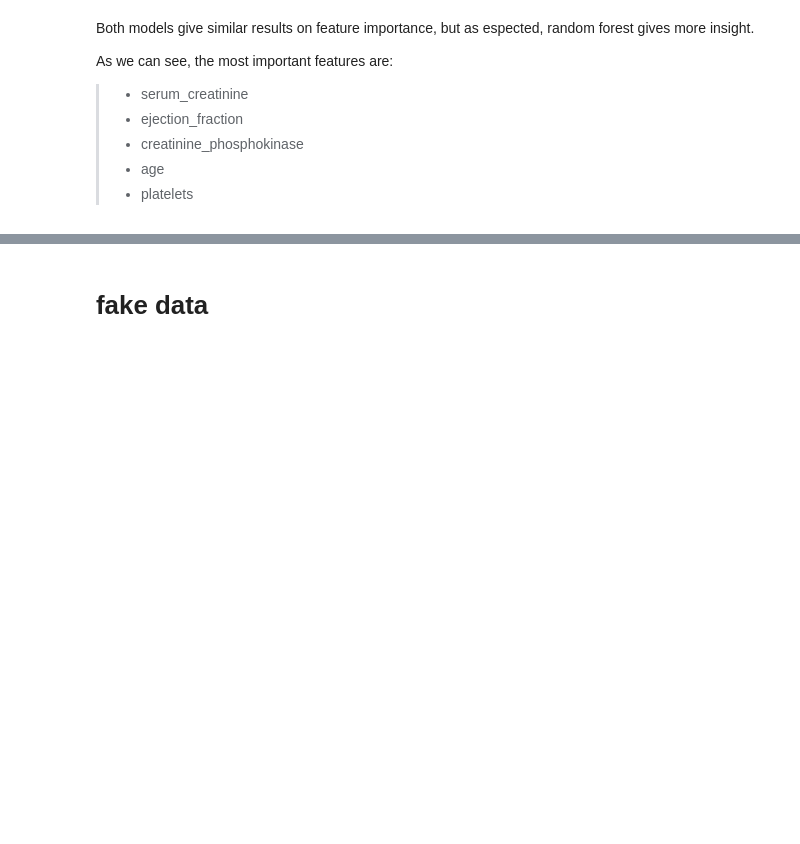
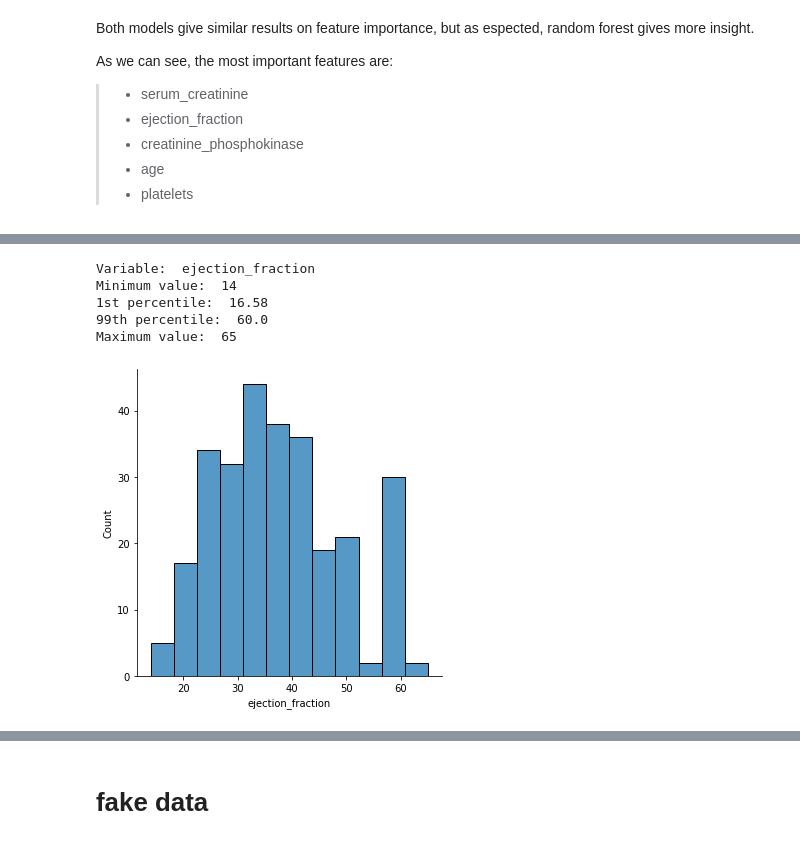
Before and after one commit to mateo-st/ML_UM, a Jupyter notebook: 3º Lab/LAB3 - Mordetzki, Stipanicic.ipynb, the cells around one changed output, grey strips where cells are left out. Saved outputs shown, nothing was run; the diff lists cells and outputs as text; code cells hidden in the pictures; blank space fills up the shorter version.

```diff
--- a/3º Lab/LAB3 - Mordetzki, Stipanicic.ipynb
+++ b/3º Lab/LAB3 - Mordetzki, Stipanicic.ipynb
@@ -379,0 +400,9 @@ As we can see, the most important features are:
+# %%
+variable_stats('ejection_fraction', dataset_blood)
+# %% [output]
+Variable:  ejection_fraction
+Minimum value:  14
+1st percentile:  16.58
+99th percentile:  60.0
+Maximum value:  65
+[figure, added]
```
Also changed, not shown: parts of 17 cells of this notebook.
